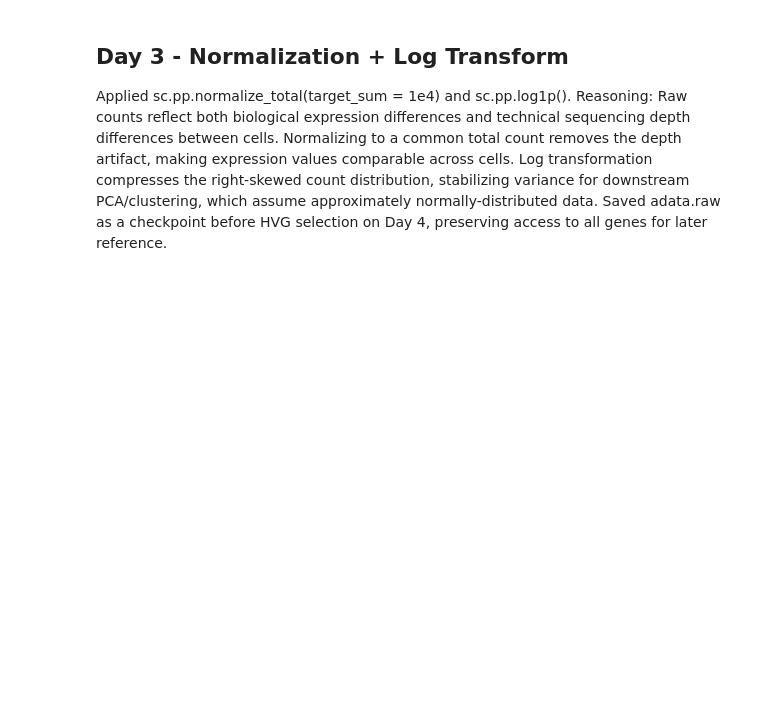
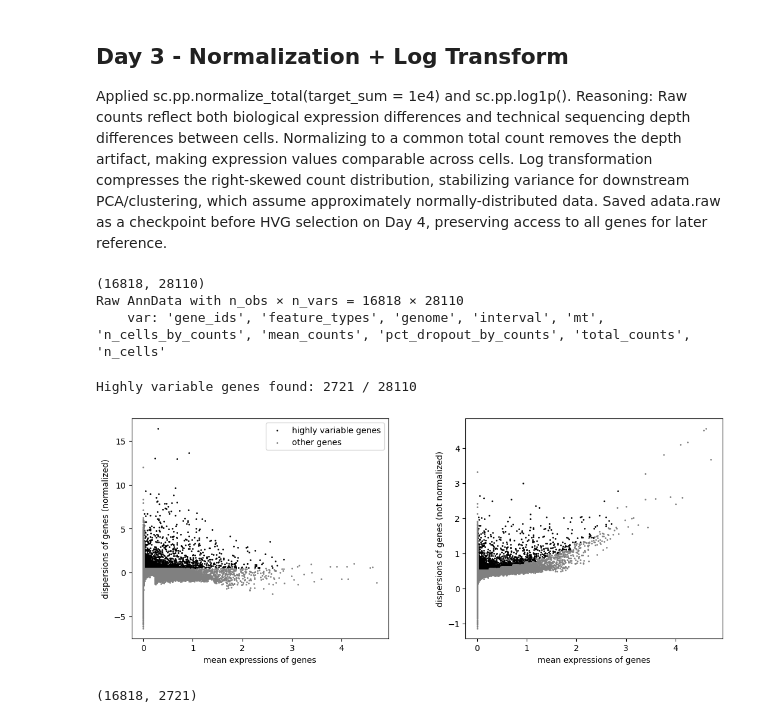
Before and after one commit to matthewniu333/neuroblastoma-multiome, a Jupyter notebook: notebooks/rna_preprocessing.ipynb, the cells around one changed output. Drawn from its saved outputs; the diff is of its cells as text; code cells hidden in the pictures; blank space fills up the shorter version.

```diff
--- a/notebooks/rna_preprocessing.ipynb
+++ b/notebooks/rna_preprocessing.ipynb
@@ -156,3 +156,30 @@ adata.write_h5ad(r"C:\Users\mniu\Documents\neuroblastoma-multiome\data\processed
 Applied sc.pp.normalize_total(target_sum = 1e4) and sc.pp.log1p().
 Reasoning: Raw counts reflect both biological expression differences and technical sequencing depth differences between cells. Normalizing to a common total count removes the depth artifact, making expression values comparable across cells. Log transformation compresses the right-skewed count distribution, stabilizing variance for downstream PCA/clustering, which assume approximately normally-distributed data.
 Saved adata.raw as a checkpoint before HVG selection on Day 4, preserving access to all genes for later reference.
+# %%
+#Day 4, import scanpy and load normalized data
+import scanpy as sc
+adata = sc.read_h5ad(r"C:\Users\mniu\Documents\neuroblastoma-multiome\data\processed\Be2c_rna_normalized.h5ad")
+print(adata.shape)
+print(adata.raw) #just to check
+# %% [output]
+(16818, 28110)
+Raw AnnData with n_obs × n_vars = 16818 × 28110
+    var: 'gene_ids', 'feature_types', 'genome', 'interval', 'mt', 'n_cells_by_counts', 'mean_counts', 'pct_dropout_by_counts', 'total_counts', 'n_cells'
+# %%
+#identify highly variable genes
+sc.pp.highly_variable_genes(adata, min_mean = 0.0125, max_mean = 3, min_disp = 0.5)
+print(f"Highly variable genes found: {adata.var.highly_variable.sum()} / {adata.n_vars}")
+# %% [output]
+Highly variable genes found: 2721 / 28110
+# %%
+#visualize
+sc.pl.highly_variable_genes(adata)
+# %% [output]
+[figure, added]
+# %%
+#keep only highly variable genes
+adata = adata[:, adata.var.highly_variable].copy()
+print(adata.shape)
+# %% [output]
+(16818, 2721)
```
Also changed, not shown: parts of 5 cells of this notebook.
